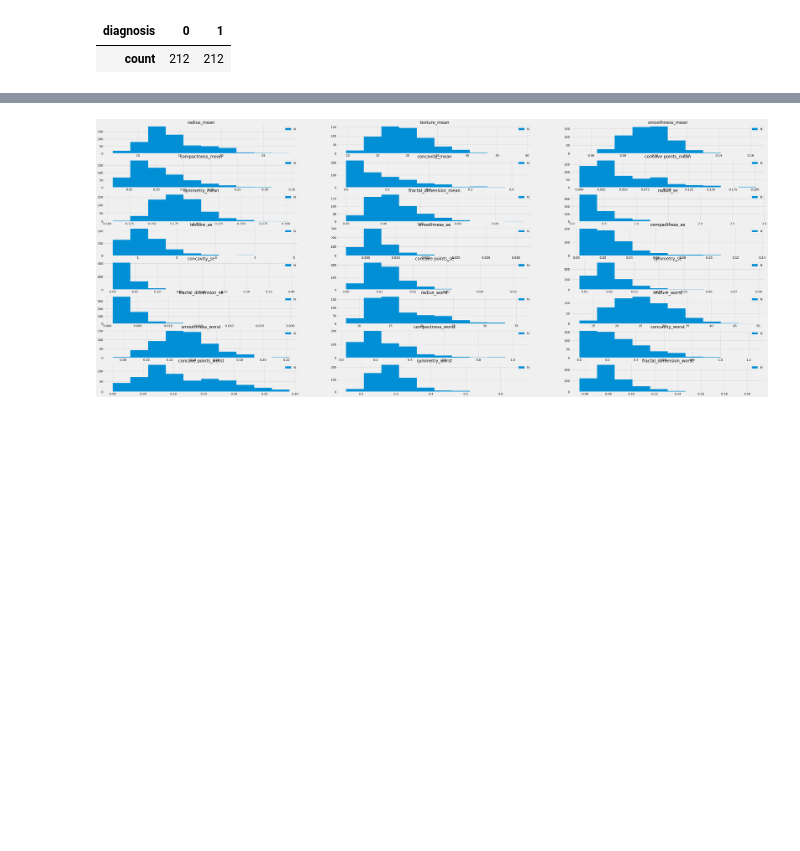
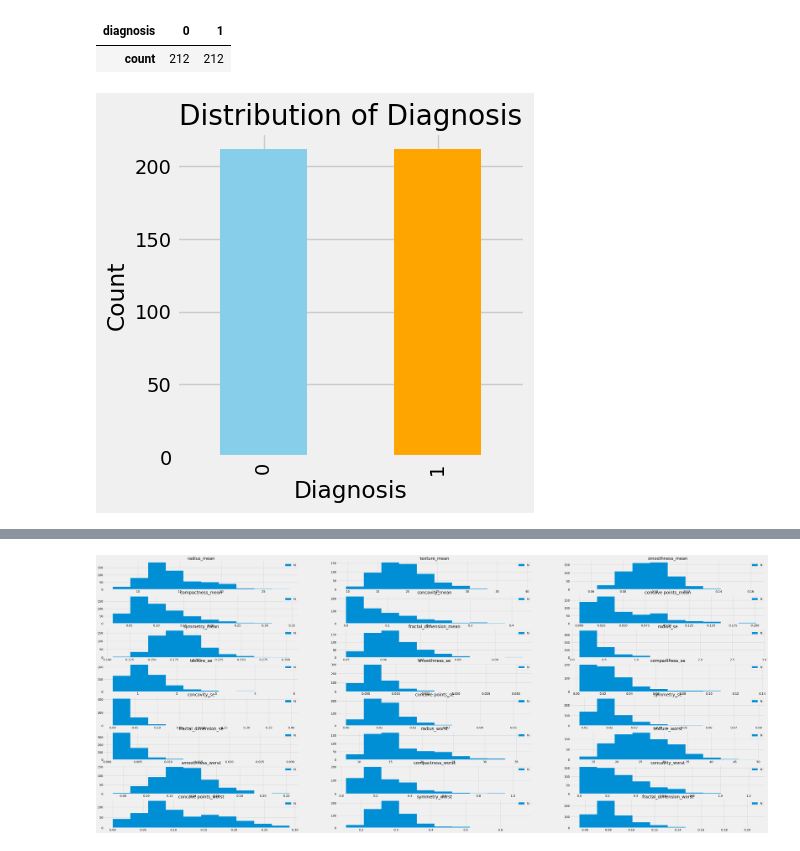
Before and after one commit to Feinst69/building-perceptron, a Jupyter notebook: data_analysis_prep.ipynb, the cells around one changed output, grey strips where cells are left out. Drawn from its saved outputs; the diff is of its cells as text; code cells hidden in the pictures; blank space fills up the shorter version.

```diff
--- a/data_analysis_prep.ipynb
+++ b/data_analysis_prep.ipynb
@@ -274,6 +262,19 @@ y_resampled.value_counts().to_frame().T
 # %% [output]
 | diagnosis | 0 | 1 |
 | count | 212 | 212 |
+# %%
+counts = y_resampled.value_counts()
+colors=['skyblue','orange']
+# Plot
+plt.figure(figsize=(4, 4))
+counts.plot(kind='bar',color=colors)
+plt.title('Distribution of Diagnosis')
+plt.xlabel('Diagnosis')
+plt.ylabel('Count')
+plt.show()
+#plt.savefig('figures/Target representation.png')
+# %% [output]
+[figure, added]
 # %%
 df_resampled.head()
 # %% [output]
```
Also changed, not shown: parts of 98 cells of this notebook, 1 other file.
